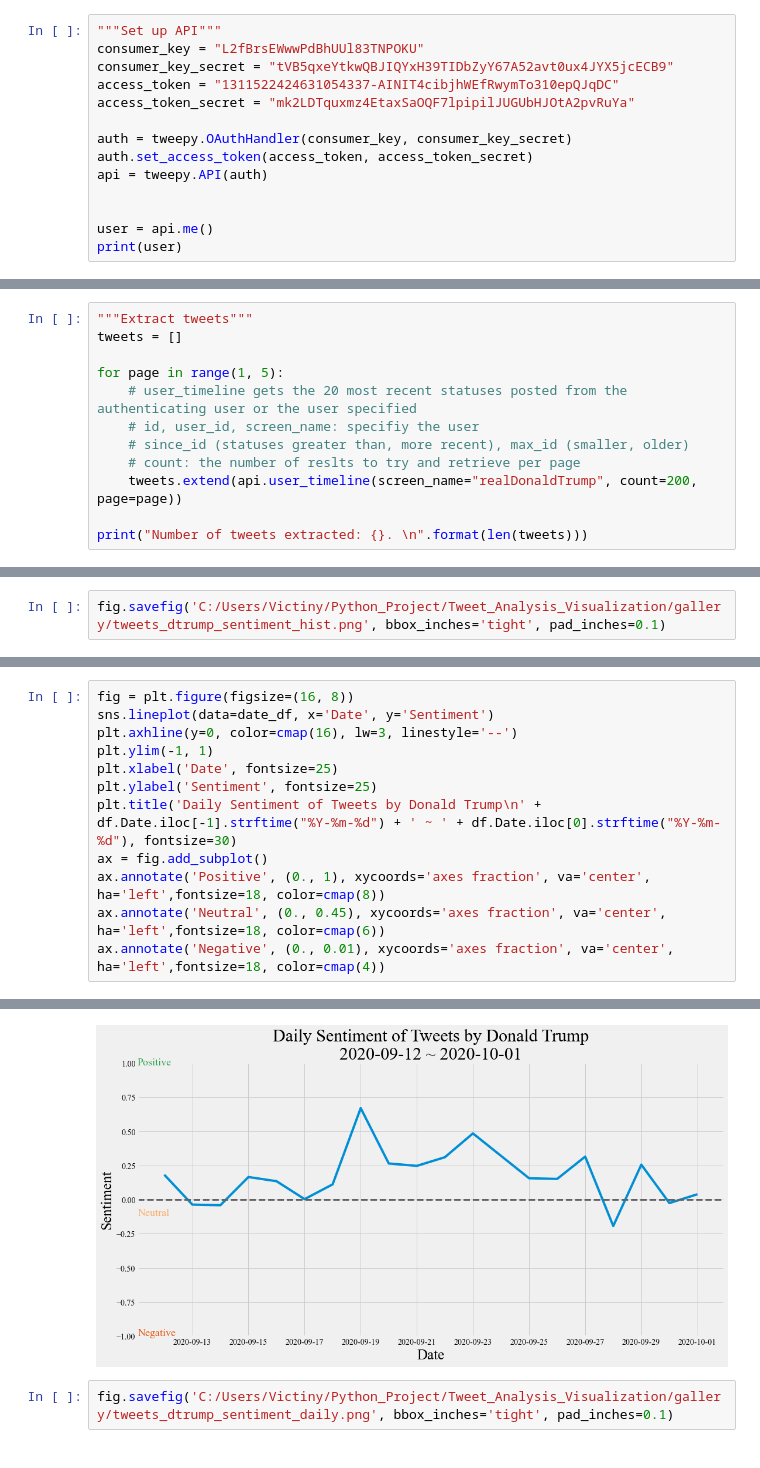
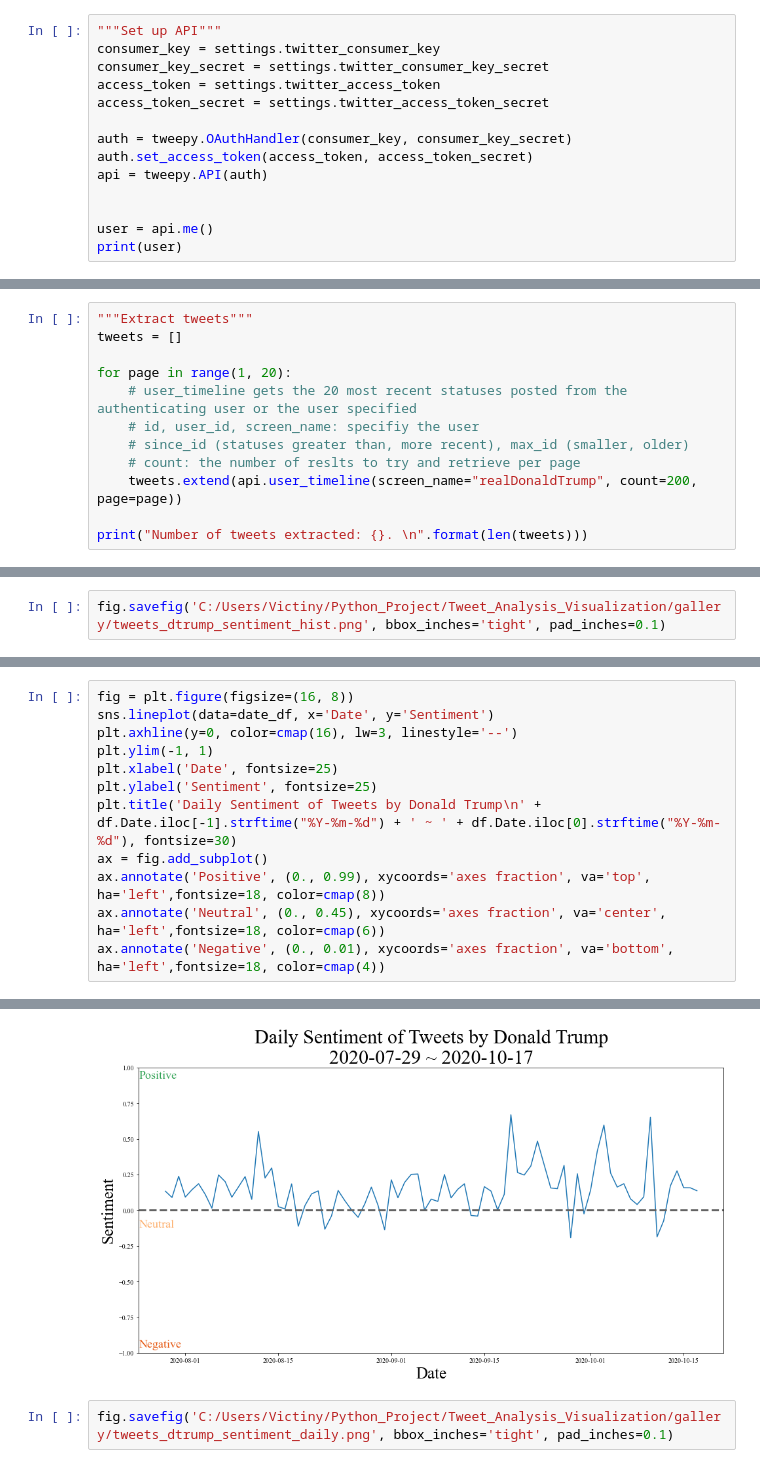
Before and after one commit to victiny23/Tweet_Analysis_Visualization, a Jupyter notebook: dtrump.ipynb, the cells around one changed output, grey strips where cells are left out. Saved outputs shown, nothing was run; the diff lists cells and outputs as text.

```diff
--- a/dtrump.ipynb
+++ b/dtrump.ipynb
@@ -13,9 +15,9 @@ from PIL import Image
 # %%
 """Set up API"""
-consumer_key = "L2fBrsEWwwPdBhUUl83TNPOKU"
-consumer_key_secret = "tVB5qxeYtkwQBJIQYxH39TIDbZyY67A52avt0ux4JYX5jcECB9"
-access_token = "1311522424631054337-AINIT4cibjhWEfRwymTo310epQJqDC"
-access_token_secret = "mk2LDTquxmz4EtaxSaOQF7lpipilJUGUbHJOtA2pvRuYa"
+consumer_key = settings.twitter_consumer_key
+consumer_key_secret = settings.twitter_consumer_key_secret
+access_token = settings.twitter_access_token
+access_token_secret = settings.twitter_access_token_secret
 
 auth = tweepy.OAuthHandler(consumer_key, consumer_key_secret)
 auth.set_access_token(access_token, access_token_secret)
@@ -30,7 +32,7 @@ User(_api=<tweepy.api.API object at 0x...>, _json={'id': 1311522424631054337, 'i
 """Extract tweets"""
 tweets = []
 
-for page in range(1, 5):
+for page in range(1, 20):
     # user_timeline gets the 20 most recent statuses posted from the authenticating user or the user specified
     # id, user_id, screen_name: specifiy the user
     # since_id (statuses greater than, more recent), max_id (smaller, older)
@@ -181,18 +178,18 @@ date_df.head()
 # %%
 fig = plt.figure(figsize=(16, 8))
 sns.lineplot(data=date_df, x='Date', y='Sentiment')
 plt.axhline(y=0, color=cmap(16), lw=3, linestyle='--')
 plt.ylim(-1, 1)
 plt.xlabel('Date', fontsize=25)
 plt.ylabel('Sentiment', fontsize=25)
 plt.title('Daily Sentiment of Tweets by Donald Trump\n' + df.Date.iloc[-1].strftime("%Y-%m-%d") + ' ~ ' + df.Date.iloc[0].strftime("%Y-%m-%d"), fontsize=30)
 ax = fig.add_subplot()
-ax.annotate('Positive', (0., 1), xycoords='axes fraction', va='center', ha='left',fontsize=18, color=cmap(8))
+ax.annotate('Positive', (0., 0.99), xycoords='axes fraction', va='top', ha='left',fontsize=18, color=cmap(8))
 ax.annotate('Neutral', (0., 0.45), xycoords='axes fraction', va='center', ha='left',fontsize=18, color=cmap(6))
-ax.annotate('Negative', (0., 0.01), xycoords='axes fraction', va='center', ha='left',fontsize=18, color=cmap(4))
+ax.annotate('Negative', (0., 0.01), xycoords='axes fraction', va='bottom', ha='left',fontsize=18, color=cmap(4))
 # %% [output]
 Text(0.0, 0.01, 'Negative')
-[figure, old version]
+[figure, new version]
 # %%
 fig.savefig('C:/Users/Victiny/Python_Project/Tweet_Analysis_Visualization/gallery/tweets_dtrump_sentiment_daily.png', bbox_inches='tight', pad_inches=0.1)
 # %%
```
Also changed, not shown: parts of 16 cells of this notebook, 8 other files.
